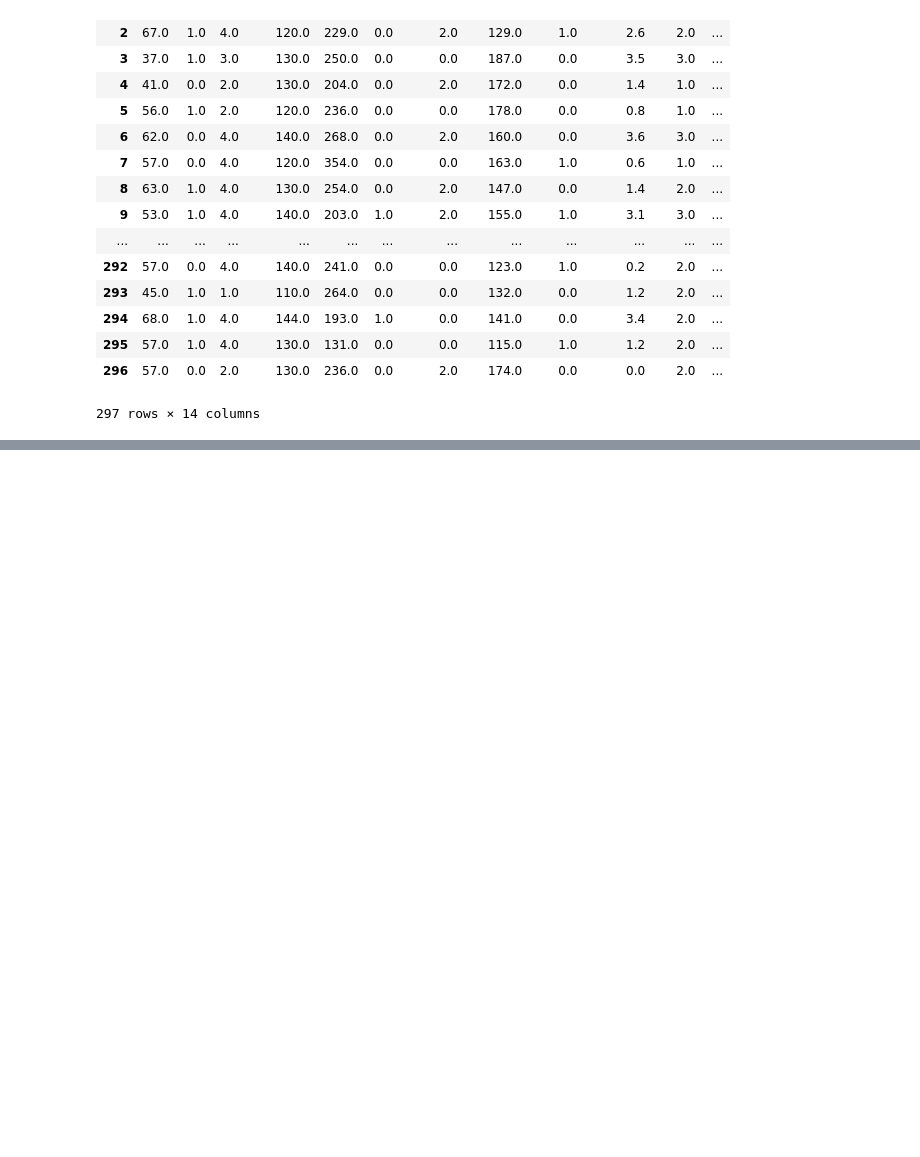
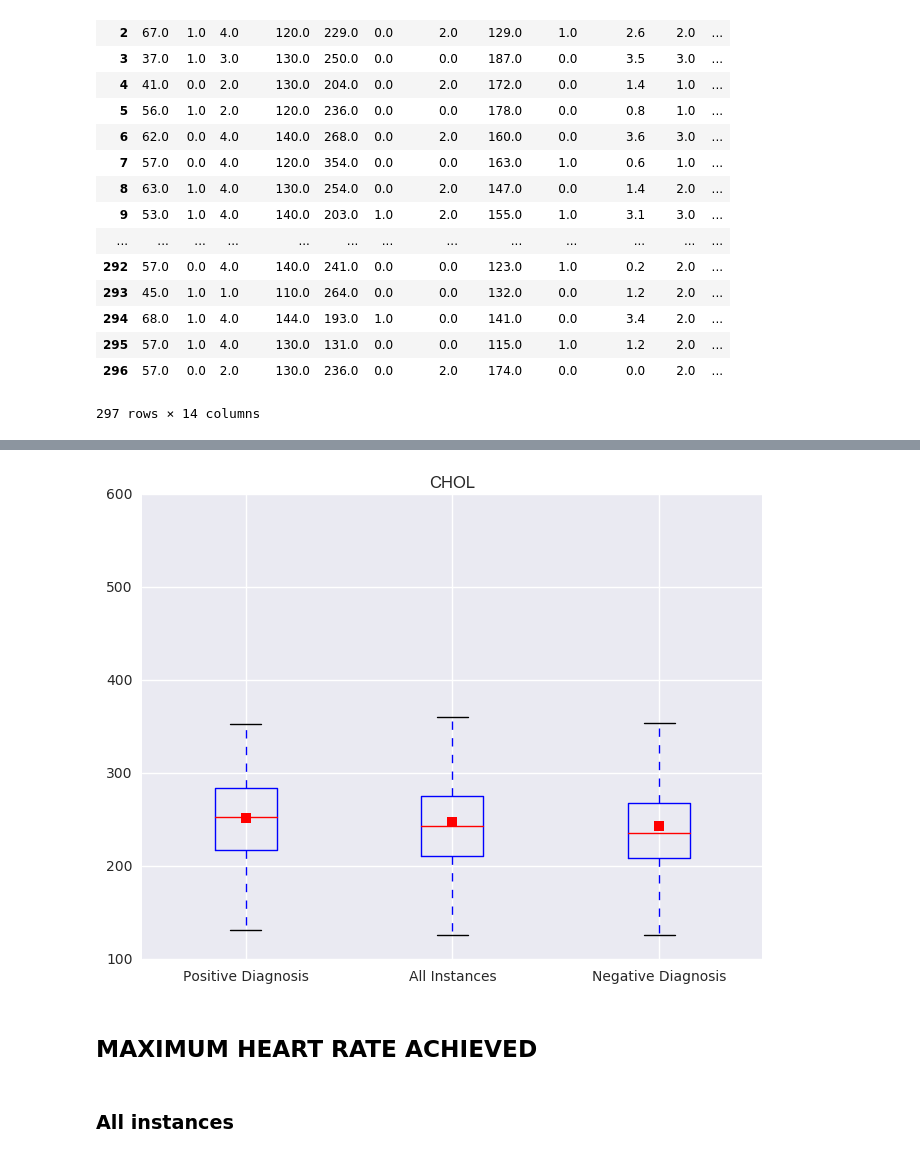
Before and after one commit to MACoup/cleveland-heart-disease, a Jupyter notebook: EDA/EDA.ipynb, the cells around one changed output, grey strips where cells are left out. Saved outputs shown, nothing was run; the diff lists cells and outputs as text; code cells hidden in the pictures; blank space fills up the shorter version.

```diff
--- a/EDA/EDA.ipynb
+++ b/EDA/EDA.ipynb
@@ -38,0 +131,8 @@ KeyError: 0
+# %%
+get_box(df, 'chol')
+# %% [output]
+[figure, added]
+# %% [markdown]
+## MAXIMUM HEART RATE ACHIEVED
+# %% [markdown]
+### All instances
```
Also changed, not shown: parts of 97 cells of this notebook, 19 other files.
